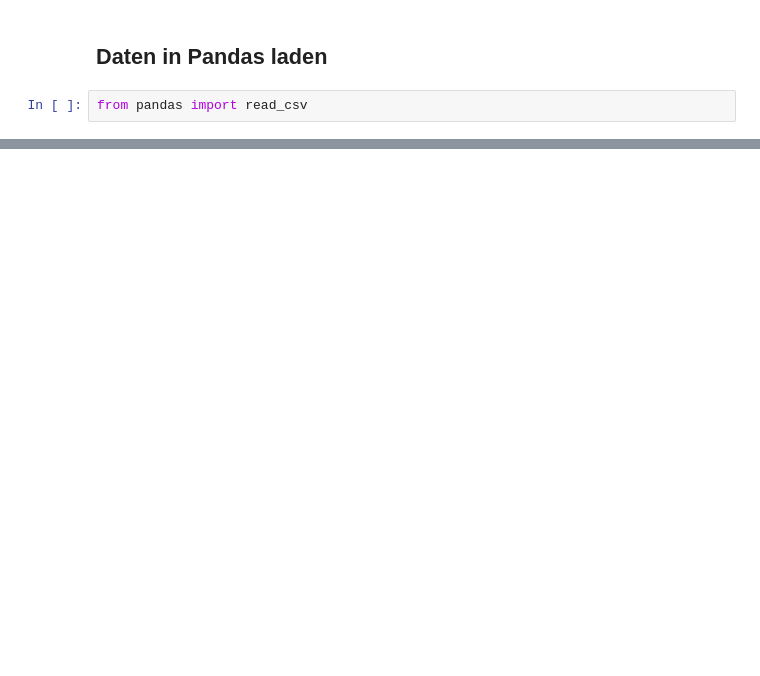
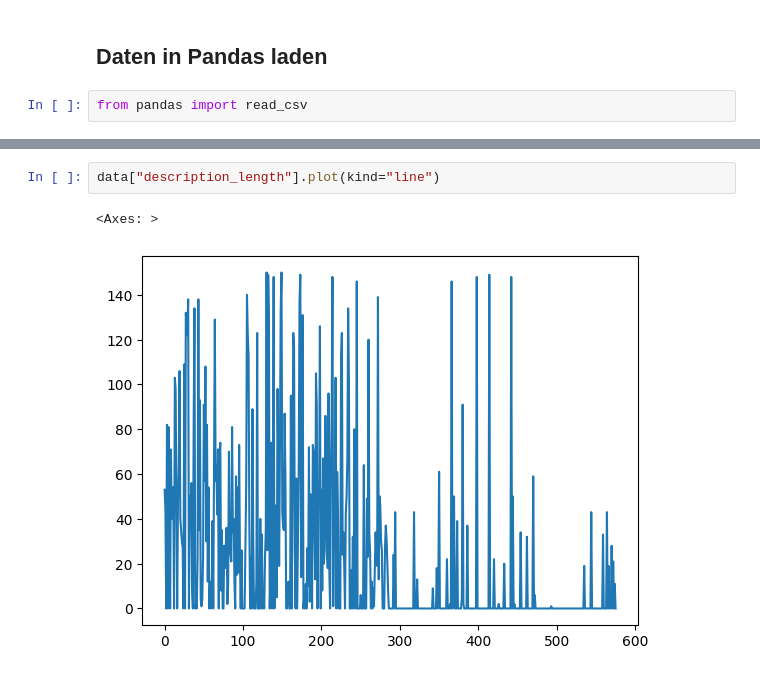
Before and after one commit to lisakleinrubatscher/data-science-SS25, a Jupyter notebook: code/lektion_02.ipynb, the cells around one changed output, grey strips where cells are left out. Drawn from its saved outputs; the diff is of its cells as text; blank space fills up the shorter version.

```diff
--- a/code/lektion_02.ipynb
+++ b/code/lektion_02.ipynb
@@ -85,0 +264,5 @@ data.head(5)
+# %%
+data["description_length"].plot(kind="line")
+# %% [output]
+<Axes: >
+[figure, added]
```
Also changed, not shown: parts of 28 cells of this notebook, 1 other file.
